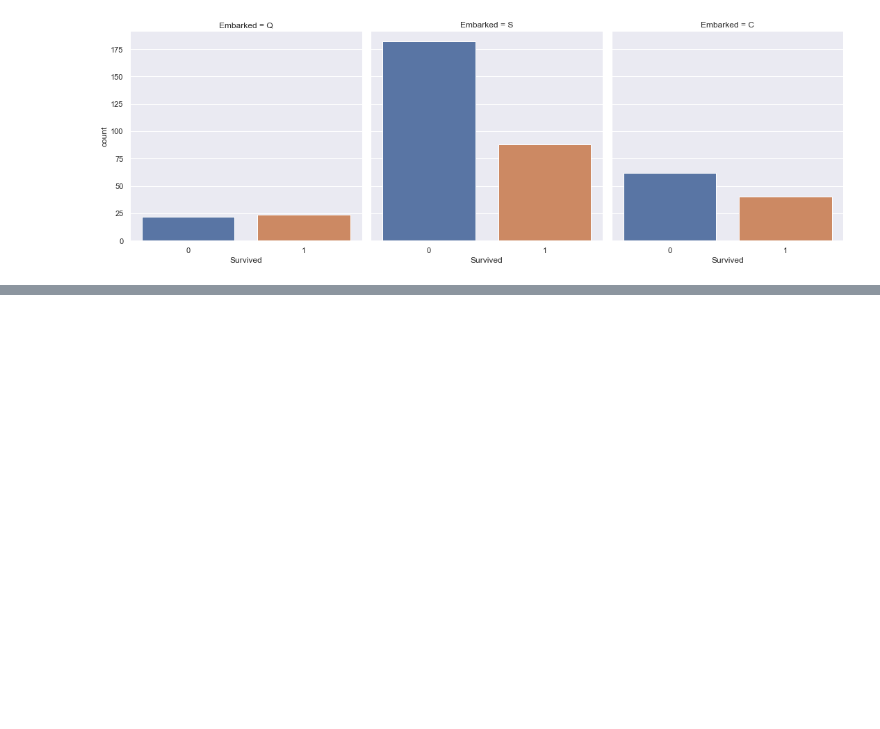
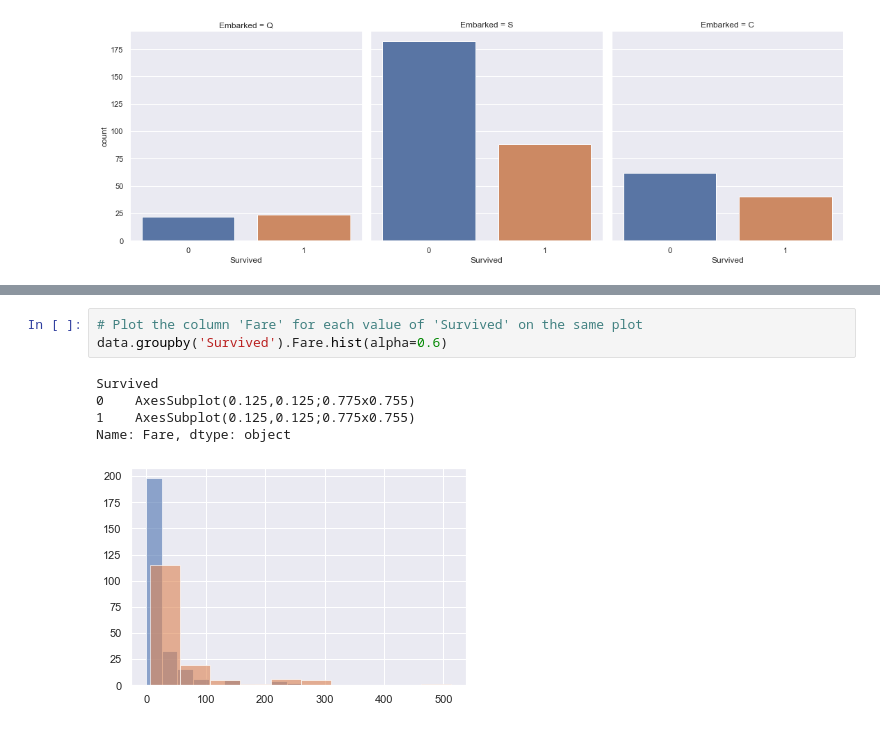
Before and after one commit to Priyanshi-Tyagi25/EDA-on-Titanic-dataset, a Jupyter notebook: EDA on Titanic dataset.ipynb, the cells around one changed output, grey strips where cells are left out. Drawn from its saved outputs; the diff is of its cells as text; blank space fills up the shorter version.

```diff
--- a/EDA on Titanic dataset.ipynb
+++ b/EDA on Titanic dataset.ipynb
@@ -101,0 +107,9 @@ sns.catplot(x='Survived', col='Embarked', kind='count', data=data);
+# %%
+# Plot the column 'Fare' for each value of 'Survived' on the same plot
+data.groupby('Survived').Fare.hist(alpha=0.6)
+# %% [output]
+Survived
+0    AxesSubplot(0.125,0.125;0.775x0.755)
+1    AxesSubplot(0.125,0.125;0.775x0.755)
+Name: Fare, dtype: object
+[figure, added]
```
Also changed, not shown: parts of 7 cells of this notebook.
